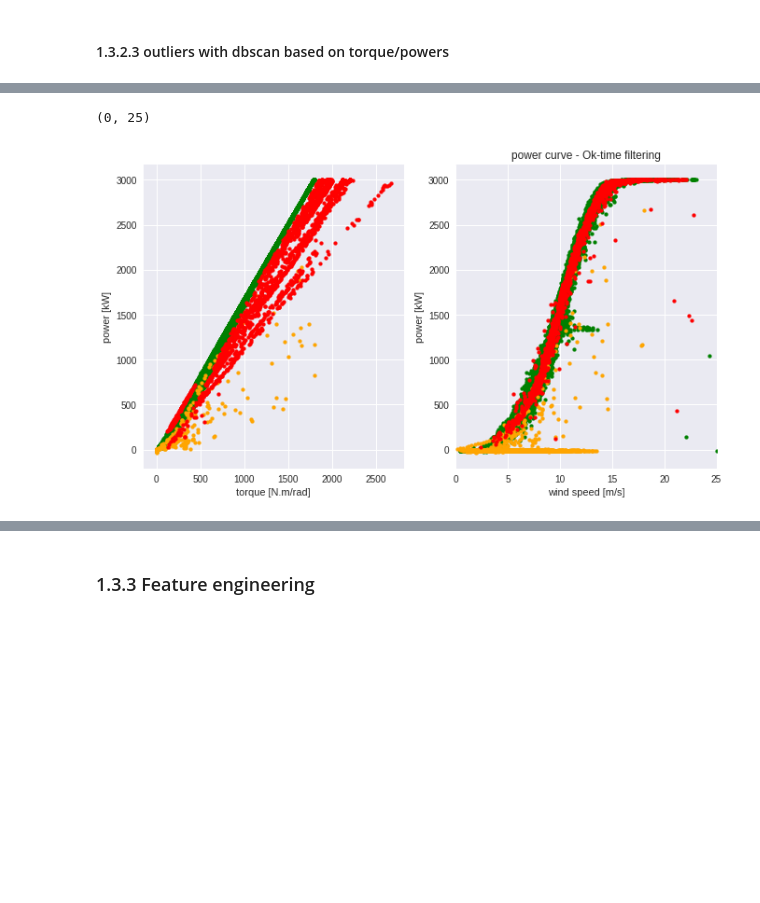
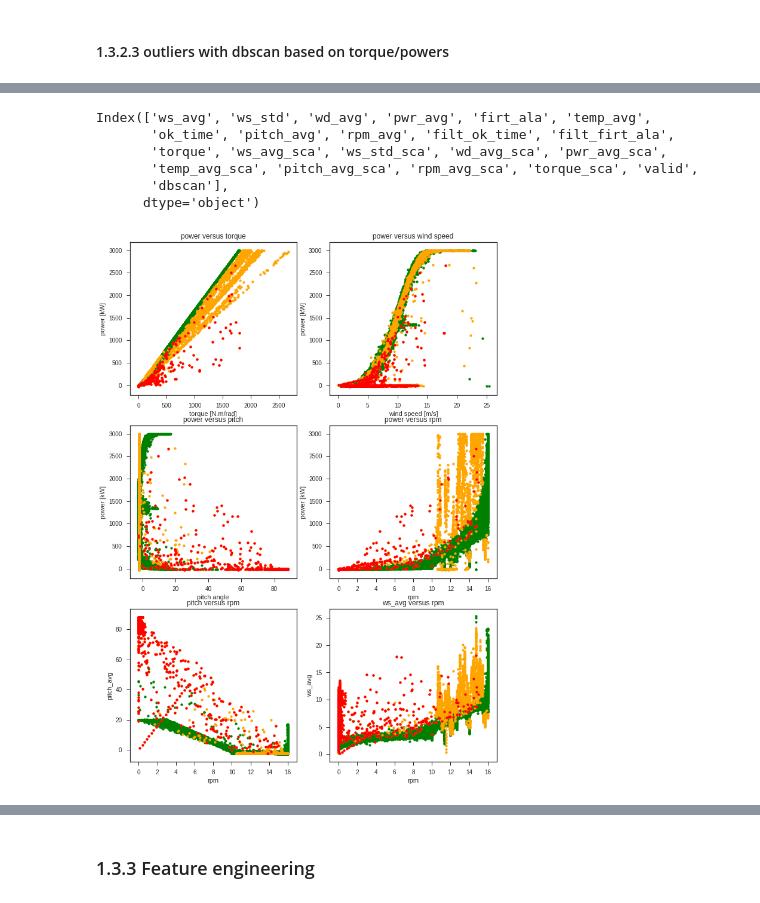
Before and after one commit to Umercia/wind_power, a Jupyter notebook: wind_farm_power_prediction.ipynb, the cells around one changed output, grey strips where cells are left out. Cells and saved outputs as stored; diff of their text form; code cells hidden in the pictures; blank space fills up the shorter version.

Commit message:
filtering vizualisation

```diff
--- a/wind_farm_power_prediction.ipynb
+++ b/wind_farm_power_prediction.ipynb
@@ -528,31 +555,72 @@ for wtg in wtgs:
+# %%
+X_wtg.columns
+# %% [output]
+Index(['ws_avg', 'ws_std', 'wd_avg', 'pwr_avg', 'firt_ala', 'temp_avg',
+       'ok_time', 'pitch_avg', 'rpm_avg', 'filt_ok_time', 'filt_firt_ala',
+       'torque', 'ws_avg_sca', 'ws_std_sca', 'wd_avg_sca', 'pwr_avg_sca',
+       'temp_avg_sca', 'pitch_avg_sca', 'rpm_avg_sca', 'torque_sca', 'valid',
+       'dbscan'],
+      dtype='object')
 # %%
 # Inputs
 
-X = X_wtg.loc[("WT23",),:]
+# X = X_wtg.loc[("WT21",),:]
+X = wtg_df.loc[("WT23",),:]
 X = X.loc["2013-06-01 00:00:00":"2014-06-01 00:00:00"]
 mask_fil_ala = (X['filt_firt_ala'] == 1)
 mask_fil_runt = (X['filt_ok_time'] == 1)
-mask_fil_db = (X['dbscan'] == 1)
+# mask_fil_db = (X['dbscan'] == 1)
 mask_fil_val = (X['valid'] == 1)
 
 # Plot
-plt.figure(figsize=(11, 6))
-plt.subplot(1, 2, 1)
+plt.figure(figsize=(11, 16))
+plt.subplot(3, 2, 1)
 plt.scatter(x='torque', y='pwr_avg', data=X.loc[mask_fil_val,:],s=15, alpha=1, c="g")
-plt.scatter(x='torque', y='pwr_avg', data=X.loc[~mask_fil_ala,:],s=15, alpha=1, c="orange")
-plt.scatter(x='torque', y='pwr_avg', data=X.loc[~mask_fil_db,:],s=15, alpha=1, c="r")
-plt.title("")
+plt.scatter(x='torque', y='pwr_avg', data=X.loc[~mask_fil_val,:],s=15, alpha=1, c="orange")
+plt.scatter(x='torque', y='pwr_avg', data=X.loc[~mask_fil_ala,:],s=15, alpha=1, c="r")
+plt.title("power versus torque")
 plt.xlabel("torque [N.m/rad]")
 plt.ylabel("power [kW]")
 
-plt.subplot(1, 2, 2)
+plt.subplot(3, 2, 2)
 plt.scatter(x='ws_avg', y='pwr_avg', data=X.loc[mask_fil_val,:],s=15, alpha=1, c="g")
-plt.scatter(x='ws_avg', y='pwr_avg', data=X.loc[~mask_fil_ala,:],s=15, alpha=1, c="orange")
-plt.scatter(x='ws_avg', y='pwr_avg', data=X.loc[~mask_fil_db,:],s=15, alpha=1, c="r")
-plt.title("power curve - Ok-time filtering")
+plt.scatter(x='ws_avg', y='pwr_avg', data=X.loc[~mask_fil_val,:],s=15, alpha=1, c="orange")
+plt.scatter(x='ws_avg', y='pwr_avg', data=X.loc[~mask_fil_ala,:],s=15, alpha=1, c="r")
+plt.title("power versus wind speed")
 plt.xlabel("wind speed [m/s]")
 plt.ylabel("power [kW]")
-plt.xlim(0,25)
+
+plt.subplot(3, 2, 3)
+plt.scatter(x='pitch_avg', y='pwr_avg', data=X.loc[mask_fil_val,:],s=15, alpha=1, c="g")
+plt.scatter(x='pitch_avg', y='pwr_avg', data=X.loc[~mask_fil_val,:],s=15, alpha=1, c="orange")
+plt.scatter(x='pitch_avg', y='pwr_avg', data=X.loc[~mask_fil_ala,:],s=15, alpha=1, c="r")
+plt.title("power versus pitch")
+plt.xlabel("pitch angle")
+plt.ylabel("power [kW]")
+
+plt.subplot(3, 2, 4)
+plt.scatter(x='rpm_avg', y='pwr_avg', data=X.loc[mask_fil_val,:],s=15, alpha=1, c="g")
+plt.scatter(x='rpm_avg', y='pwr_avg', data=X.loc[~mask_fil_val,:],s=15, alpha=1, c="orange")
+plt.scatter(x='rpm_avg', y='pwr_avg', data=X.loc[~mask_fil_ala,:],s=15, alpha=1, c="r")
+plt.title("power versus rpm")
+plt.xlabel("rpm")
+plt.ylabel("power [kW]")
+
+plt.subplot(3, 2, 5)
+plt.scatter(x='rpm_avg', y='pitch_avg', data=X.loc[mask_fil_val,:],s=15, alpha=1, c="g")
+plt.scatter(x='rpm_avg', y='pitch_avg', data=X.loc[~mask_fil_val,:],s=15, alpha=1, c="orange")
+plt.scatter(x='rpm_avg', y='pitch_avg', data=X.loc[~mask_fil_ala,:],s=15, alpha=1, c="r")
+plt.title("pitch versus rpm")
+plt.xlabel("rpm")
+plt.ylabel("pitch_avg")
+
+plt.subplot(3, 2, 6)
+plt.scatter(x='rpm_avg', y='ws_avg', data=X.loc[mask_fil_val,:],s=15, alpha=1, c="g")
+plt.scatter(x='rpm_avg', y='ws_avg', data=X.loc[~mask_fil_val,:],s=15, alpha=1, c="orange")
+plt.scatter(x='rpm_avg', y='ws_avg', data=X.loc[~mask_fil_ala,:],s=15, alpha=1, c="r")
+plt.title("ws_avg versus rpm")
+plt.xlabel("rpm")
+plt.ylabel("ws_avg")
+plt.show()
 # %% [output]
-(0, 25)
-[figure, old version]
+[figure, new version]
```
Also changed, not shown: parts of 9 cells of this notebook.
